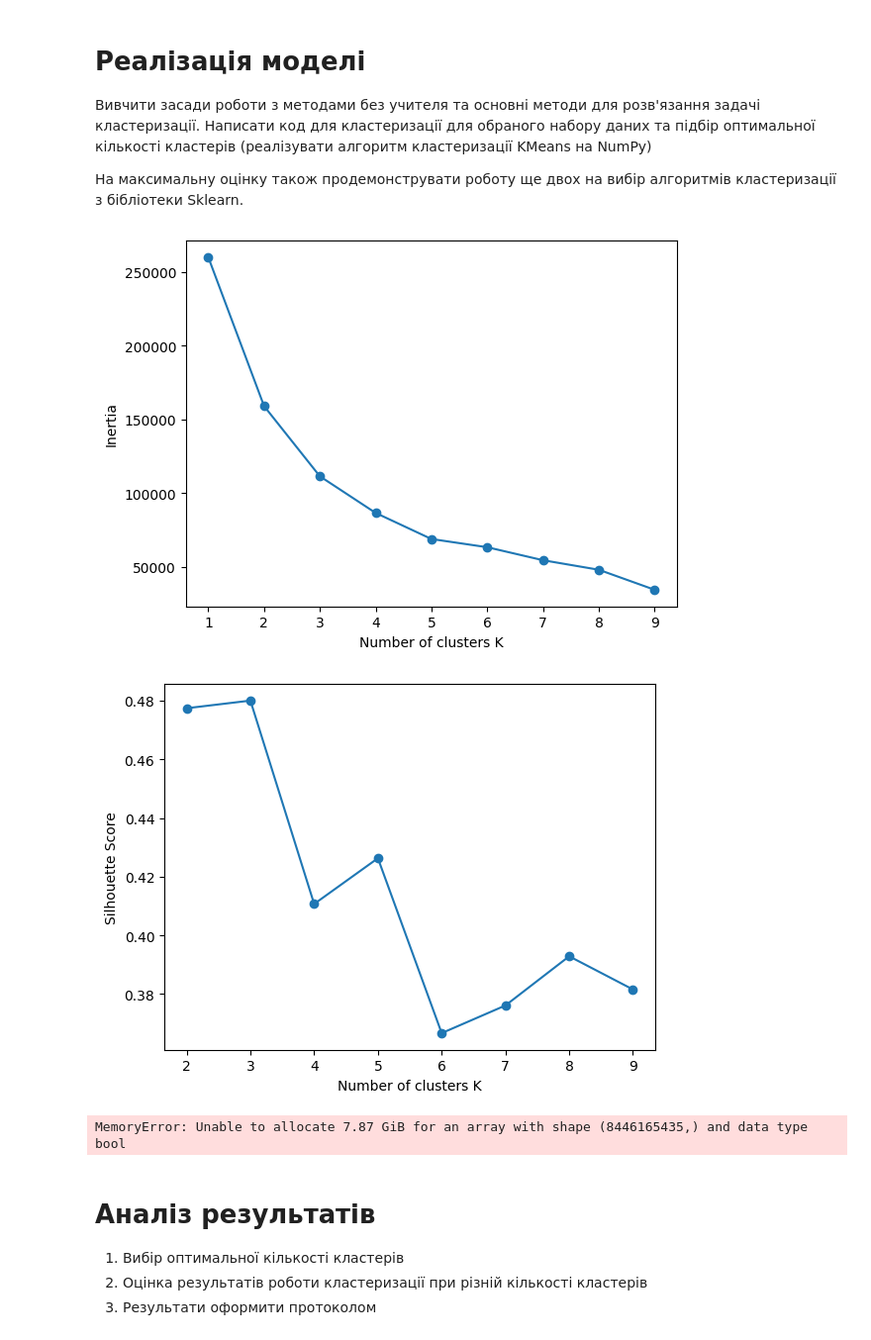
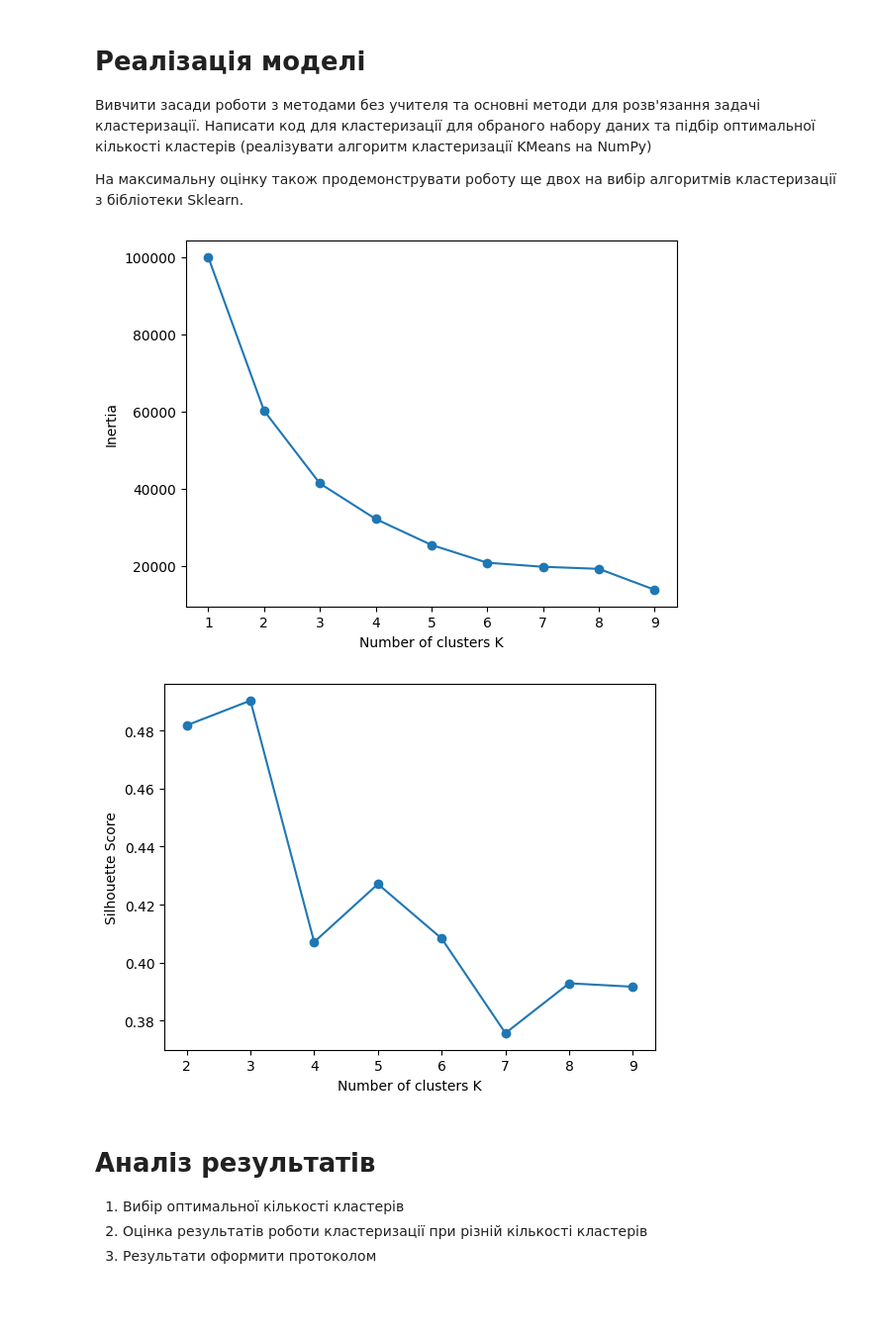
Before and after one commit to KlymentievMaksym/MLM, a Jupyter notebook: Lab5/Maksym_Klymentiev_FI21_Clustering.ipynb, the cells around one changed output. Shown: that part at 99% size. Drawn from its saved outputs; the diff is of its cells as text; code cells hidden in the pictures; blank space fills up the shorter version.

```diff
--- a/Lab5/Maksym_Klymentiev_FI21_Clustering.ipynb
+++ b/Lab5/Maksym_Klymentiev_FI21_Clustering.ipynb
@@ -123,7 +123,7 @@ data.loc[data["points"].isnull(), "points"] = points_median
 price_median = data.loc[data["price"] > 0, "price"].median()
 data.loc[data["price"].isnull(), "price"] = price_median
 
-data_ = data[["points", "price"]]
+data_ = data[["points", "price"]][:30_000]
 
 corr = data_.corr()
 plt.figure(figsize=(10,8))
@@ -149,32 +149,28 @@ plt.show()
 
 На максимальну оцінку також продемонструвати роботу ще двох на вибір алгоритмів кластеризації з бібліотеки Sklearn.
 # %%
-def kmeans_np(X, K=3, max_iters=100, tol=1e-4):
-    n_samples, n_features = X.shape
-    # Випадкові центроїди
-    centroids = X[np.random.choice(n_samples, K, replace=False)]
+def kmeans(X, K=3, max_iters=100, tol=1e-4):
+    samples, _ = X.shape
+    centroids = X[np.random.choice(samples, K, replace=False)]
 
     for _ in range(max_iters):
-        # Присвоєння кластерів
         distances = np.linalg.norm(X[:, np.newaxis] - centroids, axis=2)
         labels = np.argmin(distances, axis=1)
 
-        # Оновлення центроїдів
         new_centroids = np.array([X[labels == k].mean(axis=0) for k in range(K)])
 
-        # Перевірка на збіжність
         if np.all(np.abs(new_centroids - centroids) < tol):
             break
         centroids = new_centroids
 
     return labels, centroids
 
-labels, centroids = kmeans_np(X_scaled, K=3)
+labels, centroids = kmeans(X_scaled, K=3)
 # %%
 inertia = []
 K_range = range(1, 10)
 for K in K_range:
-    labels, centroids = kmeans_np(X_scaled, K)
+    labels, centroids = kmeans(X_scaled, K)
     sse = sum(np.sum((X_scaled[labels == k] - centroids[k])**2) for k in range(K))
     inertia.append(sse)
 
@@ -183,29 +179,27 @@ plt.xlabel("Number of clusters K")
 plt.ylabel("Inertia")
 plt.show()
 # %% [output]
-[figure, old version]
+[figure, new version]
 # %%
 from sklearn.metrics import silhouette_score
 scores = []
 for K in range(2, 10):
-    labels, _ = kmeans_np(X_scaled, K)
+    labels, _ = kmeans(X_scaled, K)
     score = silhouette_score(X_scaled, labels)
     scores.append(score)
 
 plt.plot(range(2,10), scores, 'o-')
 plt.xlabel("Number of clusters K")
 plt.ylabel("Silhouette Score")
 plt.show()
 # %% [output]
-[figure, old version]
+[figure, new version]
 # %%
 agg = AgglomerativeClustering(n_clusters=3)
 labels_agg = agg.fit_predict(X_scaled)
 
 db = DBSCAN(eps=0.5, min_samples=5)
 labels_db = db.fit_predict(X_scaled)
-# %% [output]
-MemoryError: Unable to allocate 7.87 GiB for an array with shape (8446165435,) and data type bool
 # %% [markdown]
 # Аналіз результатів
 1. Вибір оптимальної кількості кластерів
```
Also changed, not shown: parts of 2 cells of this notebook.
